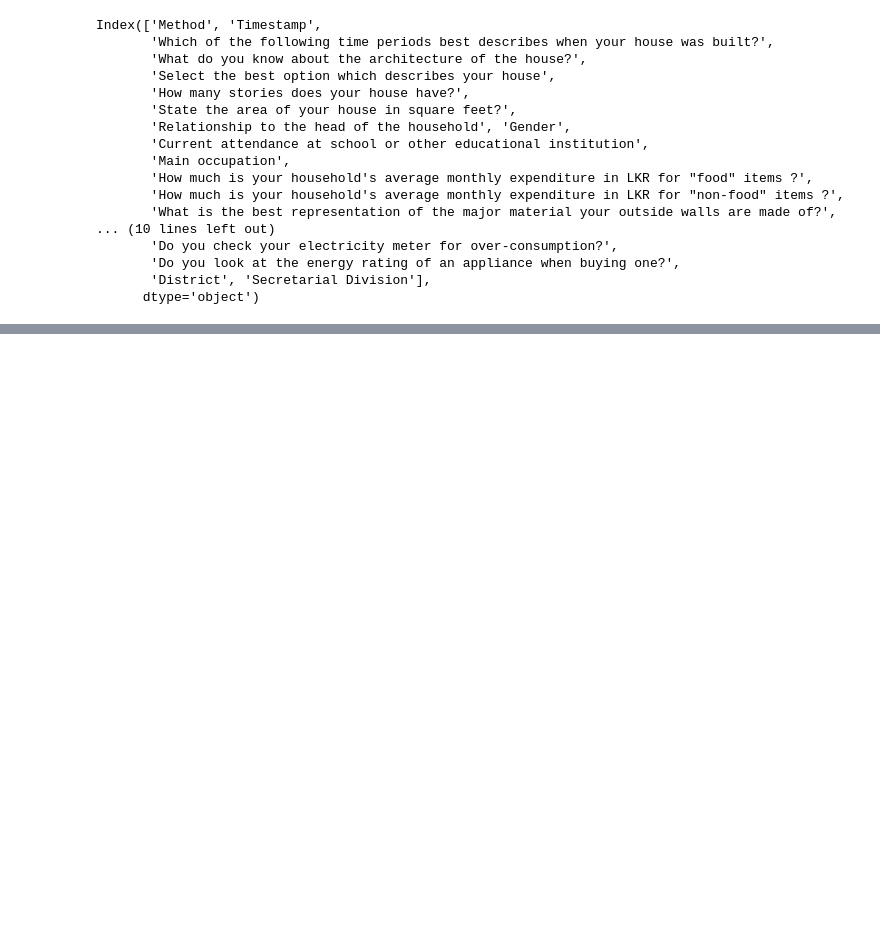
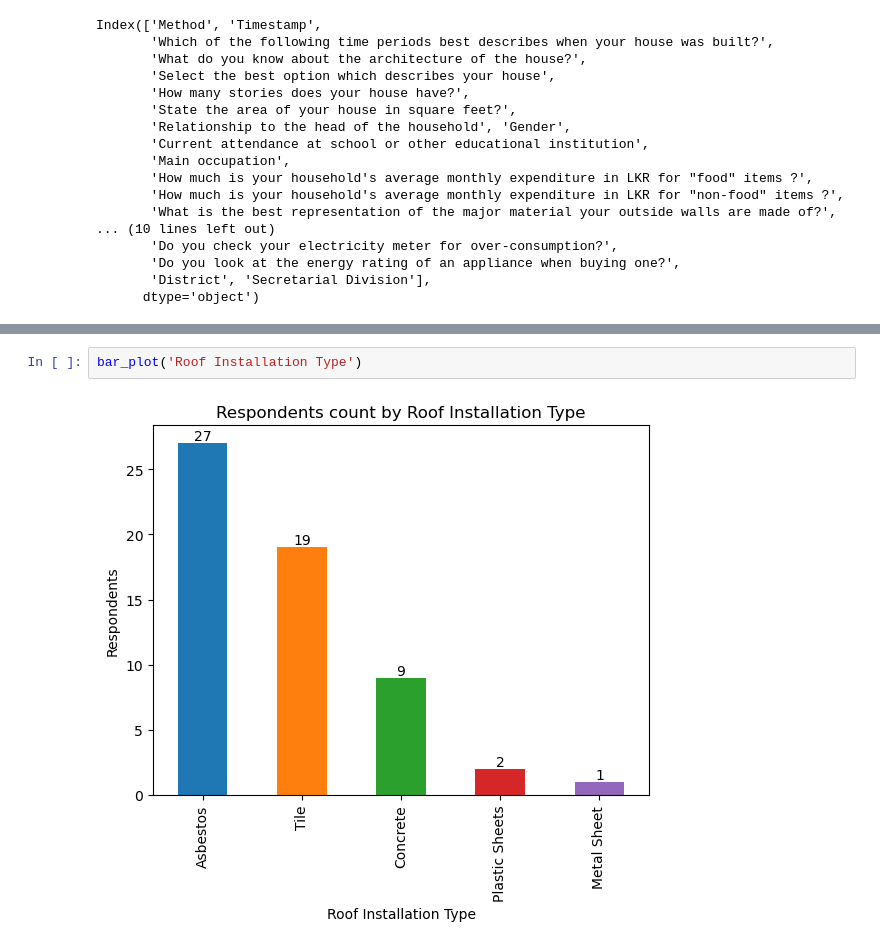
Before and after one commit to pcperera/energy-usage-sri-lanka, a Jupyter notebook: descriptive.ipynb, the cells around one changed output, grey strips where cells are left out. Cells and saved outputs as stored; diff of their text form; blank space fills up the shorter version.

```diff
--- a/descriptive.ipynb
+++ b/descriptive.ipynb
@@ -85,0 +85,4 @@ df['Secretarial Division'].value_counts().plot(kind='bar')
+# %%
+bar_plot('Roof Installation Type')
+# %% [output]
+[figure, added]
```
Also changed, not shown: parts of 5 cells of this notebook.
